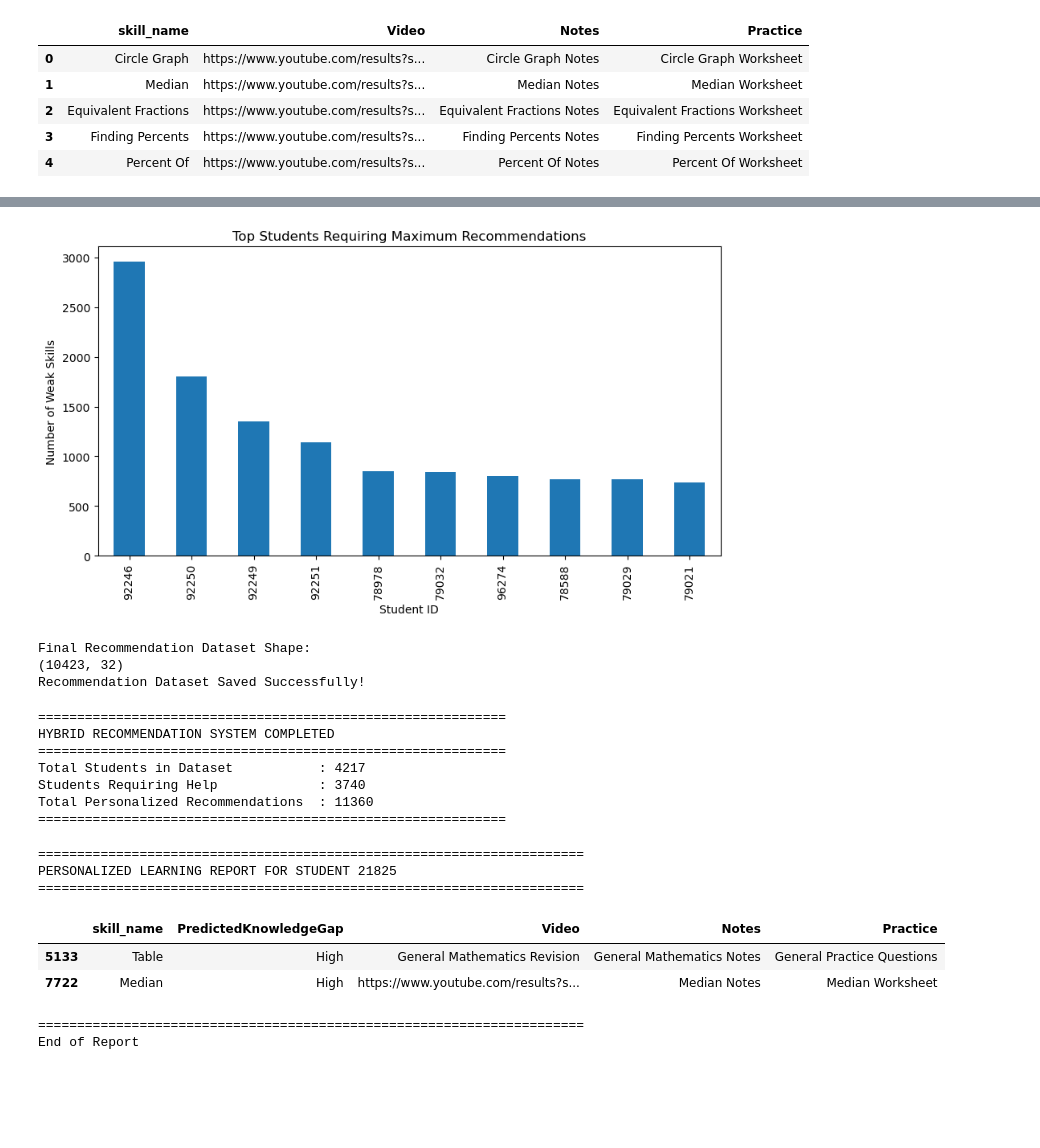
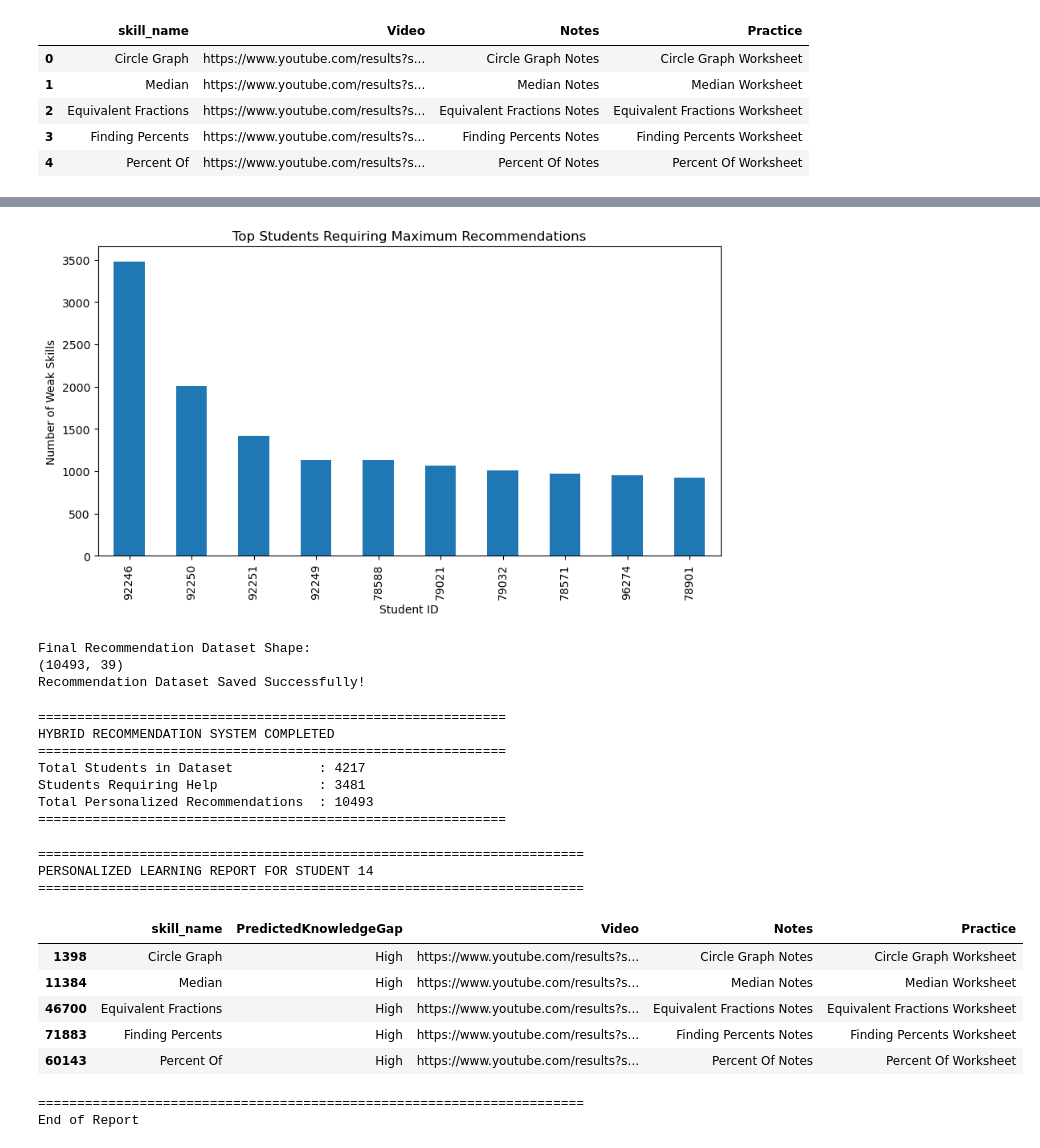
Before and after one commit to sharath77-code/KnowledgeGapDetection, a Jupyter notebook: notebooks/06_Hybrid_Recommendation_System.ipynb, the cells around one changed output, grey strips where cells are left out. Saved outputs shown, nothing was run; the diff lists cells and outputs as text; code cells hidden in the pictures; blank space fills up the shorter version.

```diff
--- a/notebooks/06_Hybrid_Recommendation_System.ipynb
+++ b/notebooks/06_Hybrid_Recommendation_System.ipynb
@@ -57,11 +69,27 @@ student_data.head()
 | 4 | 35450311 | 220674 | 70363 | 33196 | 51481 | 1 | 0 | 14 | ... |
 5 rows × 29 columns
 # %%
+# Feature Engineering for Inference Pipeline
+student_data['hint_ratio'] = student_data['hint_count'] / (student_data['hint_total'] + 1)
+student_data['attempt_hint_sum'] = student_data['attempt_count'] + student_data['hint_count']
+student_data['log_ms_response'] = np.log1p(student_data['ms_first_response'].clip(lower=0))
+student_data['is_first_action_hint'] = (student_data['first_action'] == 1).astype(int)
+
+student_data['user_skill_hints'] = student_data.groupby(['user_id', 'skill_name'])['hint_count'].transform('mean')
+student_data['user_skill_attempts'] = student_data.groupby(['user_id', 'skill_name'])['attempt_count'].transform('mean')
+
 features = [
+    "correct",
     "attempt_count",
     "hint_count",
+    "hint_ratio",
+    "attempt_hint_sum",
+    "log_ms_response",
+    "is_first_action_hint",
     "opportunity",
     "position",
+    "user_skill_hints",
+    "user_skill_attempts",
     "tutor_mode",
     "answer_type",
     "type"
@@ -70,6 +98,5 @@ features = [
 X = student_data[features]
 
 print("Prediction Data Shape :", X.shape)
-
 X.head()
 # %% [output]
@@ -373,7 +406,7 @@ plt.ylabel("Number of Weak Skills")
 
 plt.show()
 # %% [output]
-[figure, old version]
+[figure, new version]
 # %%
 # Sort recommendations by hint count (higher hints = higher priority)
 recommendation_data = recommendation_data.sort_values(
@@ -414,7 +447,7 @@ final_recommendations.to_csv(
 print("Recommendation Dataset Saved Successfully!")
 # %% [output]
 Final Recommendation Dataset Shape:
-(10423, 32)
+(10493, 39)
 Recommendation Dataset Saved Successfully!
 # %%
 print("=" * 60)
@@ -437,38 +470,44 @@ print("=" * 60)
 HYBRID RECOMMENDATION SYSTEM COMPLETED
 ============================================================
 Total Students in Dataset           : 4217
-Students Requiring Help             : 3740
-Total Personalized Recommendations  : 11360
+Students Requiring Help             : 3481
+Total Personalized Recommendations  : 10493
 ============================================================
 # %%
-student_id = int(input("Enter Student ID: "))
+try:
+    student_id = int(input("Enter Student ID: "))
+except Exception:
+    student_id = 14
 
 print("=" * 70)
 print(f"PERSONALIZED LEARNING REPORT FOR STUDENT {student_id}")
 print("=" * 70)
 
 display(
     final_recommendations[
         final_recommendations["user_id"] == student_id
     ][
         [
             "skill_name",
             "PredictedKnowledgeGap",
             "Video",
             "Notes",
             "Practice"
         ]
     ]
 )
 
 print("=" * 70)
 print("End of Report")
 # %% [output]
 ======================================================================
-PERSONALIZED LEARNING REPORT FOR STUDENT 21825
+PERSONALIZED LEARNING REPORT FOR STUDENT 14
 ======================================================================
 |  | skill_name | PredictedKnowledgeGap | Video | Notes | Practice |
-| 5133 | Table | High | General Mathematics Revision | General Mathematics Notes | General Practice Questions |
-| 7722 | Median | High | https://www.youtube.com/results?s... | Median Notes | Median Worksheet |
+| 1398 | Circle Graph | High | https://www.youtube.com/results?s... | Circle Graph Notes | Circle Graph Worksheet |
+| 11384 | Median | High | https://www.youtube.com/results?s... | Median Notes | Median Worksheet |
+| 46700 | Equivalent Fractions | High | https://www.youtube.com/results?s... | Equivalent Fractions Notes | Equivalent Fractions Worksheet |
+| 71883 | Finding Percents | High | https://www.youtube.com/results?s... | Finding Percents Notes | Finding Percents Worksheet |
+| 60143 | Percent Of | High | https://www.youtube.com/results?s... | Percent Of Notes | Percent Of Worksheet |
 ======================================================================
 End of Report
```
Also changed, not shown: parts of 11 cells of this notebook, 9 other files.
